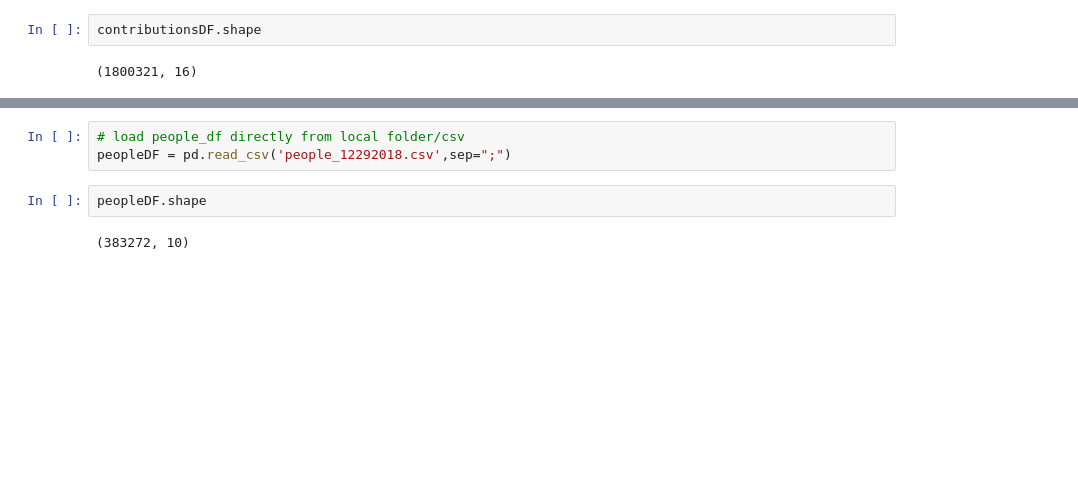
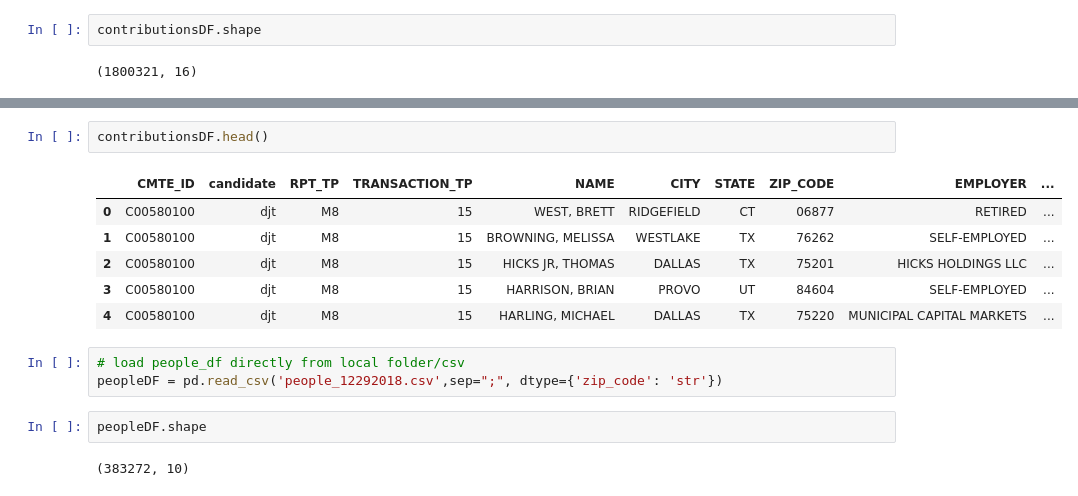
Before and after one commit to sellis4536/uncc_dbc_proj02, a Jupyter notebook: project02_data.ipynb, the cells around one changed output, grey strips where cells are left out. Drawn from its saved outputs; the diff is of its cells as text; blank space fills up the shorter version.

```diff
--- a/project02_data.ipynb
+++ b/project02_data.ipynb
@@ -88,6 +72,15 @@ contributionsDF.describe()
+# %%
+contributionsDF.head()
+# %% [output]
+|  | CMTE_ID | candidate | RPT_TP | TRANSACTION_TP | NAME | CITY | STATE | ZIP_CODE | EMPLOYER | ... |
+| 0 | C00580100 | djt | M8 | 15 | WEST, BRETT | RIDGEFIELD | CT | 06877 | RETIRED | ... |
+| 1 | C00580100 | djt | M8 | 15 | BROWNING, MELISSA | WESTLAKE | TX | 76262 | SELF-EMPLOYED | ... |
+| 2 | C00580100 | djt | M8 | 15 | HICKS JR, THOMAS | DALLAS | TX | 75201 | HICKS HOLDINGS LLC | ... |
+| 3 | C00580100 | djt | M8 | 15 | HARRISON, BRIAN | PROVO | UT | 84604 | SELF-EMPLOYED | ... |
+| 4 | C00580100 | djt | M8 | 15 | HARLING, MICHAEL | DALLAS | TX | 75220 | MUNICIPAL CAPITAL MARKETS | ... |
 # %%
 # load people_df directly from local folder/csv
-peopleDF = pd.read_csv('people_12292018.csv',sep=";")
+peopleDF = pd.read_csv('people_12292018.csv',sep=";", dtype={'zip_code': 'str'})
 # %%
 peopleDF.shape
 # %% [output]
```
Also changed, not shown: parts of 12 cells of this notebook.
